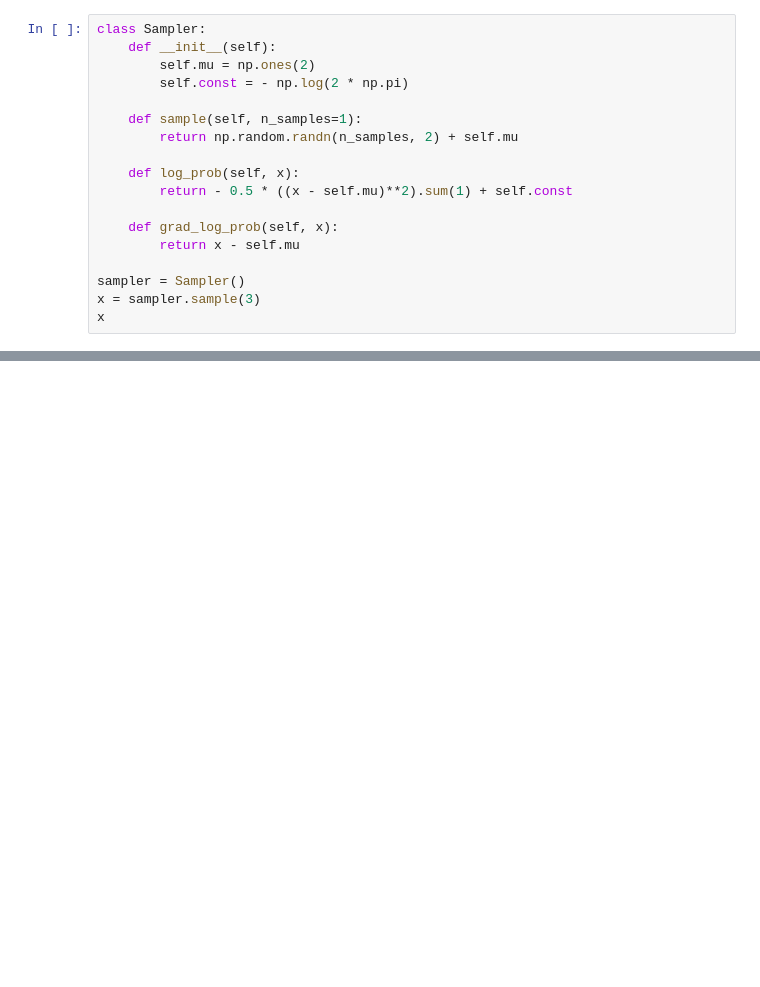
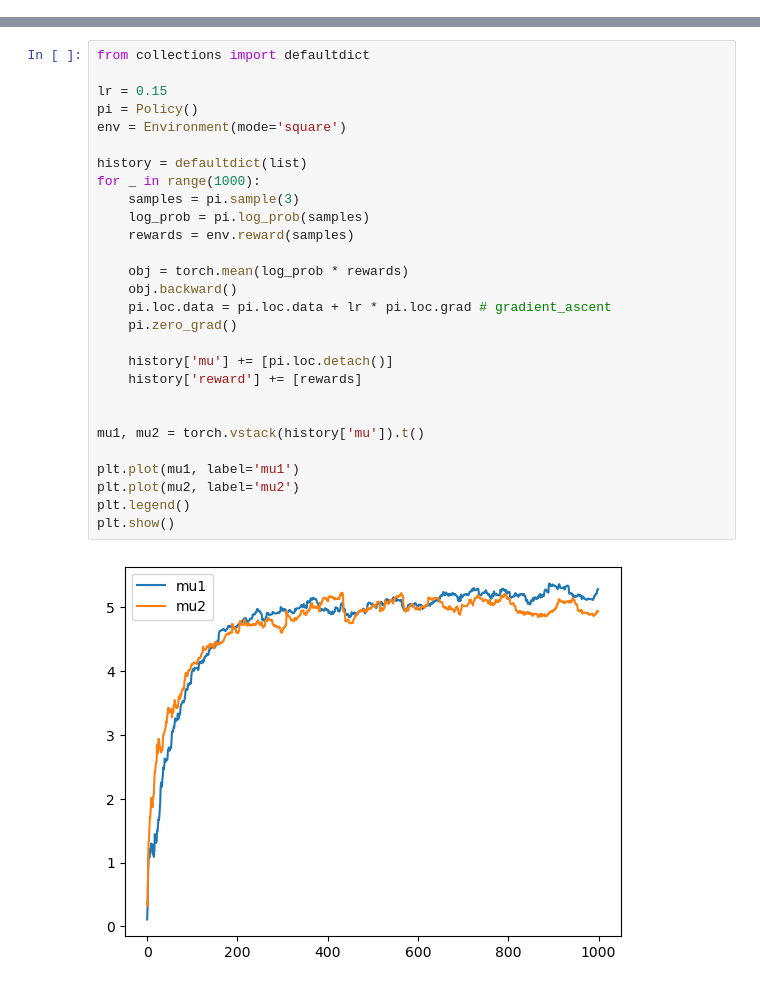
Before and after one commit to hohyun312/molgen-tutorial, a Jupyter notebook: 2.2-score-function-estimator.ipynb, the cells around one changed output, grey strips where cells are left out. Cells and saved outputs as stored; diff of their text form; blank space fills up the shorter version.

Commit message:
Use torch

```diff
--- a/2.2-score-function-estimator.ipynb
+++ b/2.2-score-function-estimator.ipynb
@@ -11,18 +14,0 @@ matplotlib       3.8.0
-# %%
-class Sampler:
-    def __init__(self):
-        self.mu = np.ones(2)
-        self.const = - np.log(2 * np.pi)
-
-    def sample(self, n_samples=1):
-        return np.random.randn(n_samples, 2) + self.mu
-
-    def log_prob(self, x):
-        return - 0.5 * ((x - self.mu)**2).sum(1) + self.const
-
-    def grad_log_prob(self, x):
-        return x - self.mu
-
-sampler = Sampler()
-x = sampler.sample(3)
-x
@@ -127,0 +100,30 @@ for i in range(20):
+# %%
+from collections import defaultdict
+
+lr = 0.15
+pi = Policy()
+env = Environment(mode='square')
+
+history = defaultdict(list)
+for _ in range(1000):
+    samples = pi.sample(3)
+    log_prob = pi.log_prob(samples)
+    rewards = env.reward(samples)
+
+    obj = torch.mean(log_prob * rewards)
+    obj.backward()
+    pi.loc.data = pi.loc.data + lr * pi.loc.grad # gradient_ascent
+    pi.zero_grad()
+
+    history['mu'] += [pi.loc.detach()]
+    history['reward'] += [rewards]
+
+
+mu1, mu2 = torch.vstack(history['mu']).t()
+
+plt.plot(mu1, label='mu1')
+plt.plot(mu2, label='mu2')
+plt.legend()
+plt.show()
+# %% [output]
+[figure, added]
```
Also changed, not shown: parts of 11 cells of this notebook.
